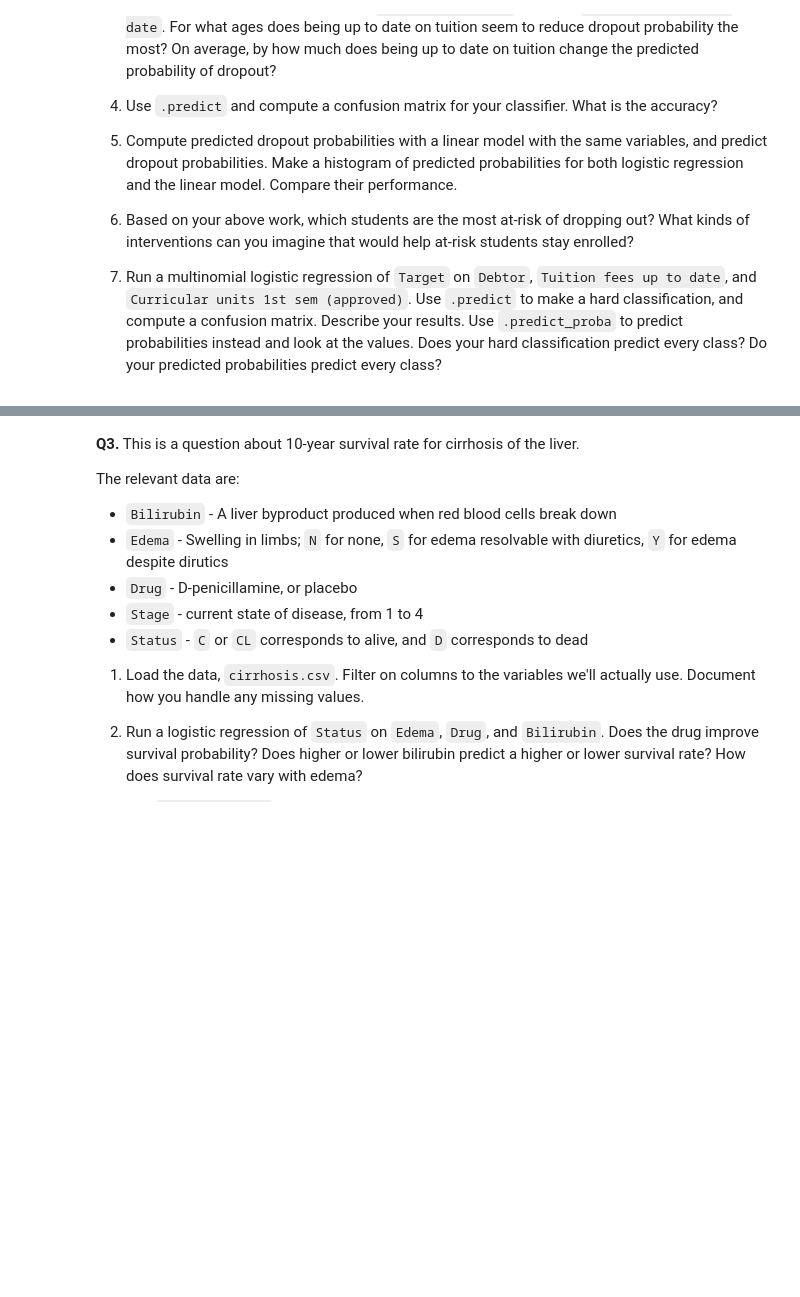
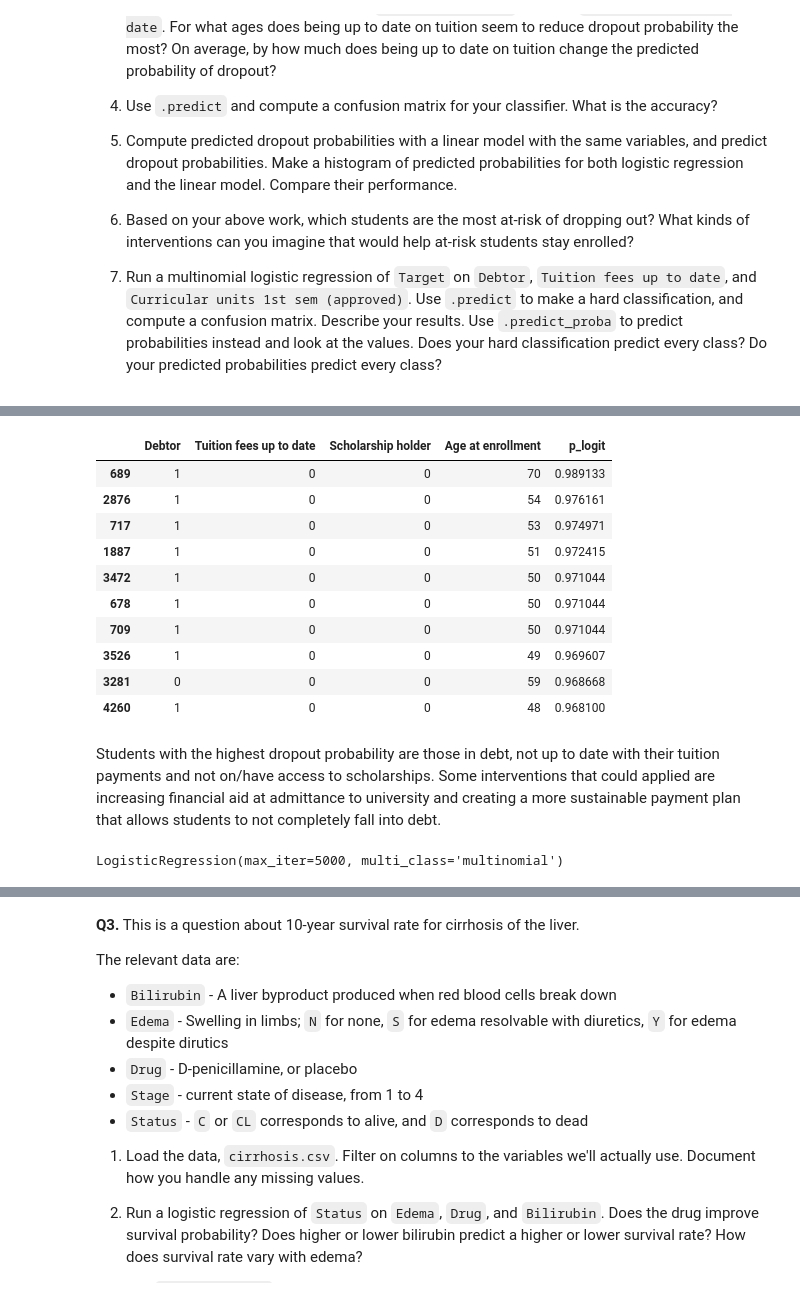
Before and after one commit to msoly25/undergrad_ml_assignments, a Jupyter notebook: 05_assignment_glm.ipynb, the cells around one changed output, grey strips where cells are left out. Cells and saved outputs as stored; diff of their text form; code cells hidden in the pictures; blank space fills up the shorter version.

```diff
--- a/05_assignment_glm.ipynb
+++ b/05_assignment_glm.ipynb
@@ -109,0 +273,23 @@ FileNotFoundError: [Errno 2] No such file or directory: 'data.csv'
+# %%
+df.sort_values("p_logit", ascending=False).head(10)
+df.sort_values("p_logit", ascending=False)[[
+    "Debtor",
+    "Tuition fees up to date",
+    "Scholarship holder",
+    "Age at enrollment",
+    "p_logit"
+]].head(10)
+# %% [output]
+|  | Debtor | Tuition fees up to date | Scholarship holder | Age at enrollment | p_logit |
+| 689 | 1 | 0 | 0 | 70 | 0.989133 |
+| 2876 | 1 | 0 | 0 | 54 | 0.976161 |
+| 717 | 1 | 0 | 0 | 53 | 0.974971 |
+| 1887 | 1 | 0 | 0 | 51 | 0.972415 |
+| 3472 | 1 | 0 | 0 | 50 | 0.971044 |
+| 678 | 1 | 0 | 0 | 50 | 0.971044 |
+| 709 | 1 | 0 | 0 | 50 | 0.971044 |
+| 3526 | 1 | 0 | 0 | 49 | 0.969607 |
+| 3281 | 0 | 0 | 0 | 59 | 0.968668 |
+| 4260 | 1 | 0 | 0 | 48 | 0.968100 |
+# %% [markdown]
+Students with the highest dropout probability are those in debt, not up to date with their tuition payments and not on/have access to scholarships. Some interventions that could applied are increasing financial aid at admittance to university and creating a more sustainable payment plan that allows students to not completely fall into debt.
@@ -109,0 +304,11 @@ FileNotFoundError: [Errno 2] No such file or directory: 'data.csv'
+# %%
+from sklearn.linear_model import LogisticRegression
+
+multi = LogisticRegression(
+    multi_class="multinomial",
+    max_iter=5000
+)
+
+multi.fit(X_multi, y_multi)
+# %% [output]
+LogisticRegression(max_iter=5000, multi_class='multinomial')
```
Also changed, not shown: parts of 30 cells of this notebook.
